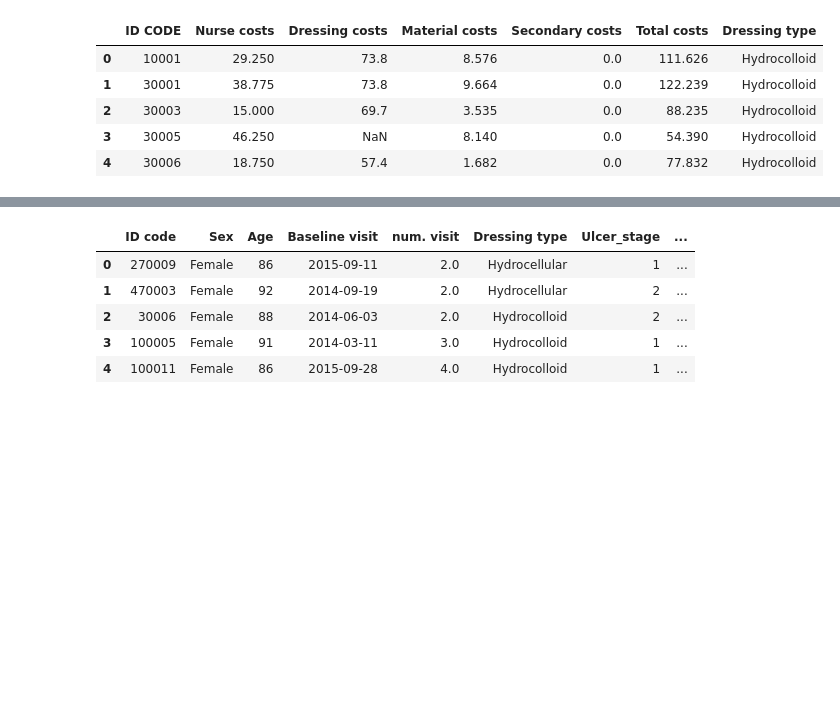
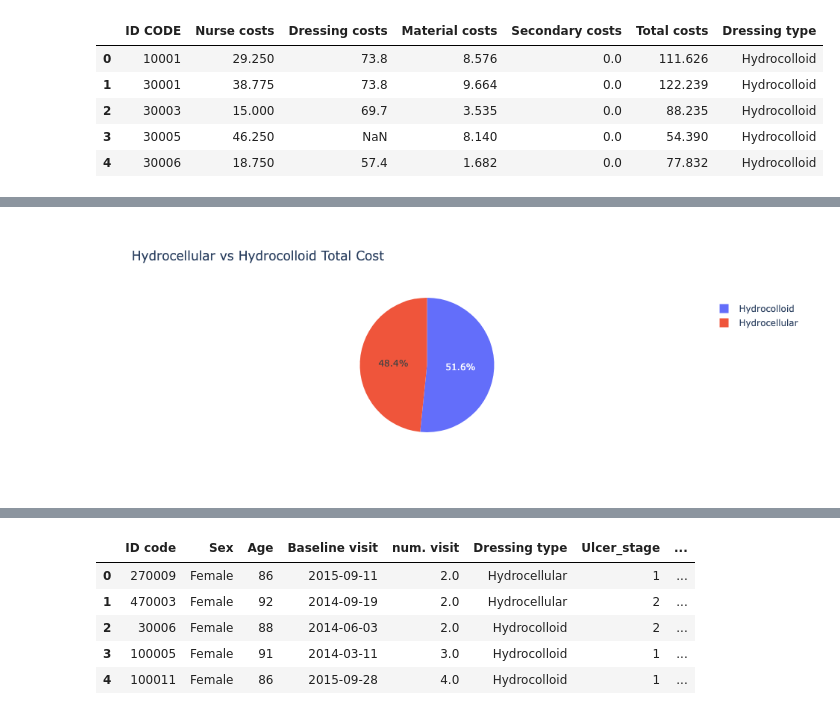
Before and after one commit to Maen1/molnlycke, a Jupyter notebook: c1.ipynb, the cells around one changed output, grey strips where cells are left out. Cells and saved outputs as stored; diff of their text form; code cells hidden in the pictures; blank space fills up the shorter version.

Commit message:
add plotly library for better visualization

```diff
--- a/c1.ipynb
+++ b/c1.ipynb
@@ -18,0 +58,4 @@ cost_df.head()
+# %%
+cost_df['Dressing costs'].fillna(cost_df['Dressing costs'].mean(), inplace=True)
+# %%
+cost_df['updated total cost'] = cost_df['Nurse costs'] + cost_df['Dressing costs'] + cost_df['Material costs'] + cost_df['Secondary costs']
@@ -18,0 +76,4 @@ cost_df.head()
+# %%
+ px.pie(cost_df, values='updated total cost', names='Dressing type', title="Hydrocellular vs Hydrocolloid Total Cost")
+# %% [output]
+[figure, added]
```
Also changed, not shown: parts of 14 cells of this notebook.
